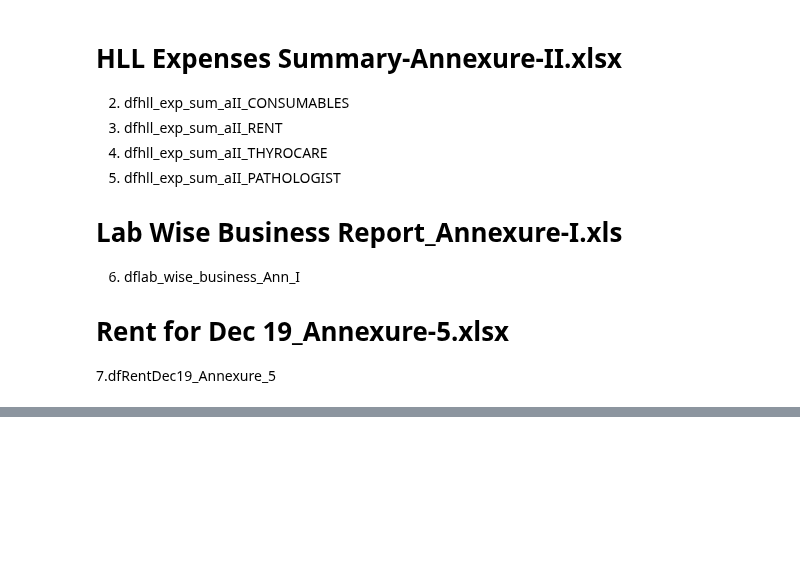
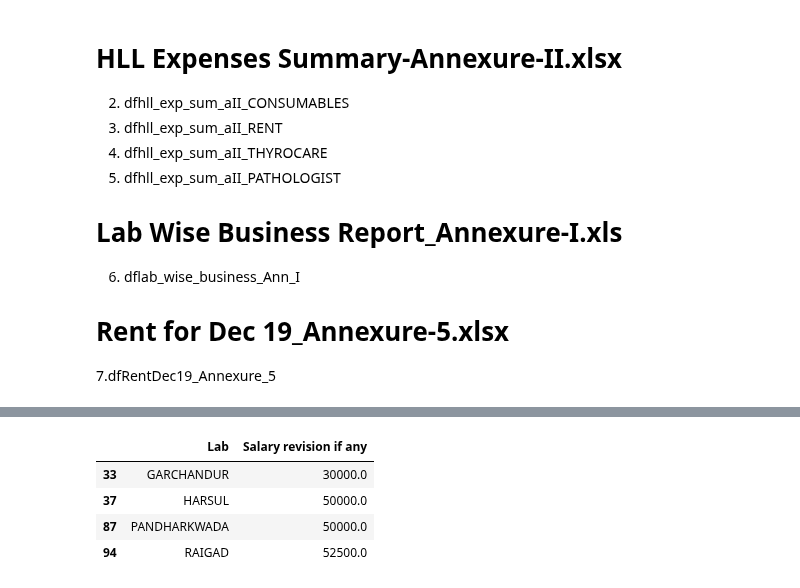
Before and after one commit to dharmendra-chouhan/s2datascience, a Jupyter notebook: Costing_Sheet_Dec_2019_with_All_annexures_13102020_metting.ipynb, the cells around one changed output, grey strips where cells are left out. Drawn from its saved outputs; the diff is of its cells as text; code cells hidden in the pictures; blank space fills up the shorter version.

```diff
--- a/Costing_Sheet_Dec_2019_with_All_annexures_13102020_metting.ipynb
+++ b/Costing_Sheet_Dec_2019_with_All_annexures_13102020_metting.ipynb
@@ -125,0 +290,8 @@ CostingSheet.head(5)
+# %%
+PathalogistConsultancy_missingdata
+# %% [output]
+|  | Lab | Salary revision if any |
+| 33 | GARCHANDUR | 30000.0 |
+| 37 | HARSUL | 50000.0 |
+| 87 | PANDHARKWADA | 50000.0 |
+| 94 | RAIGAD | 52500.0 |
```
Also changed, not shown: parts of 14 cells of this notebook.
